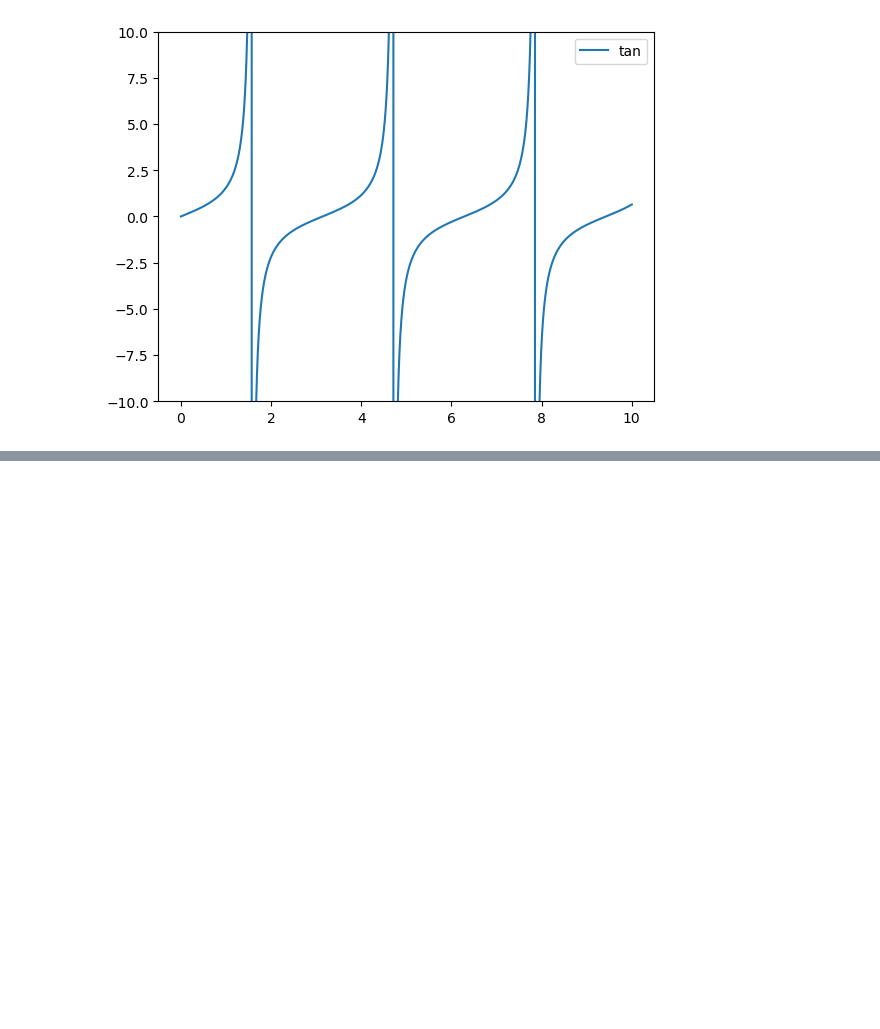
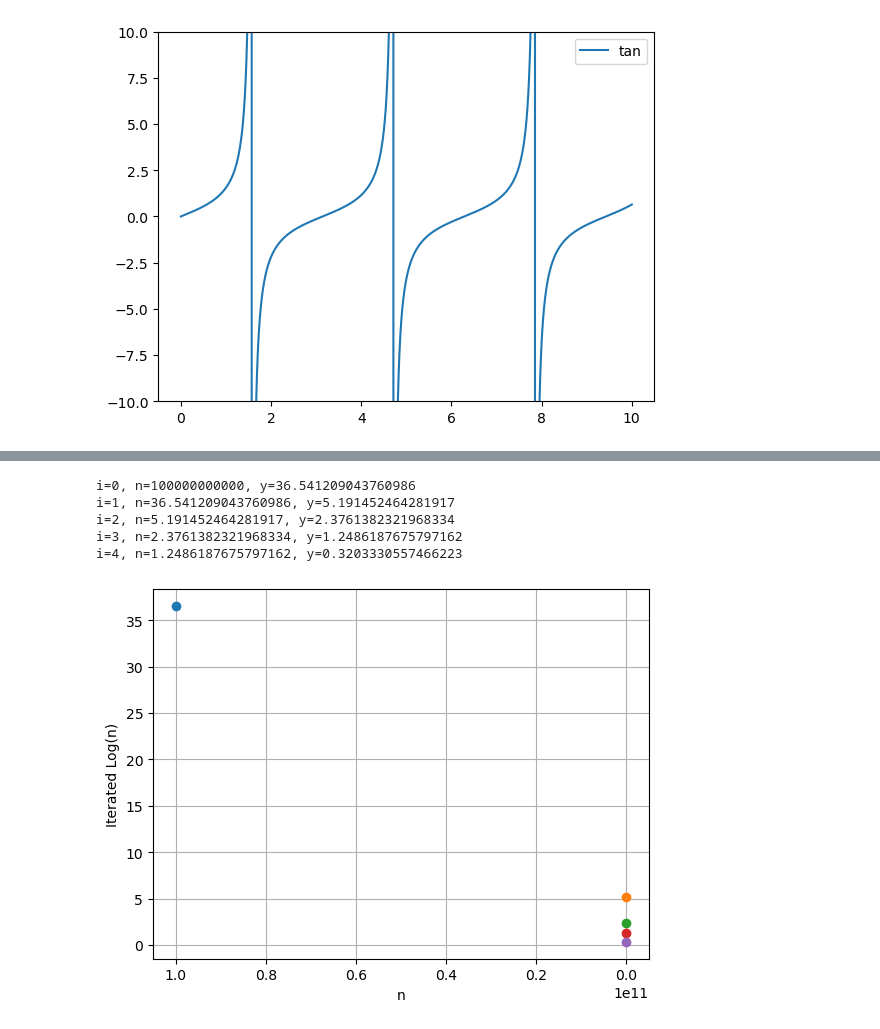
Before and after one commit to BrentGrammer/PROGNOTES, a Jupyter notebook: Chaos/iteration.ipynb, the cells around one changed output, grey strips where cells are left out. Saved outputs shown, nothing was run; the diff lists cells and outputs as text; code cells hidden in the pictures; blank space fills up the shorter version.

```diff
--- a/Chaos/iteration.ipynb
+++ b/Chaos/iteration.ipynb
@@ -295,0 +315,44 @@ TypeError: cannot unpack non-iterable function object
+# %%
+# Iterated Logarithms
+
+import numpy as np
+import matplotlib.pyplot as plt
+
+NUM_ITERS = 2
+
+def iterate_log(n, iterations=NUM_ITERS, base=2):
+    if base == 2:
+        log = np.log2
+    elif base == 10:
+        log = np.log10
+    else:
+        # For custom bases
+        log = lambda x: np.log(x) / np.log(base)
+
+    i = 0
+    while i < iterations and n > 1: # log(less than 1) gives negative results
+        y = log(n)
+        print(f'{i=}, {n=}, {y=}')
+        plt.plot(n,y,'o')
+
+        n = y
+        i += 1
+
+    return n
+
+n_start = 100000000000
+iterate_log(n_start,iterations=10)
+
+plt.ylabel('Iterated Log(n)')
+plt.xlabel('n')
+
+plt.grid()
+plt.gca().invert_xaxis() # we start at 10 and the output decreases (n on the x-axis, so reverse to show order of operations more intuitively)
+plt.show()
+# %% [output]
+i=0, n=100000000000, y=36.541209043760986
+i=1, n=36.541209043760986, y=5.191452464281917
+i=2, n=5.191452464281917, y=2.3761382321968334
+i=3, n=2.3761382321968334, y=1.2486187675797162
+i=4, n=1.2486187675797162, y=0.3203330557466223
+[figure, added]
```
Also changed, not shown: parts of 6 cells of this notebook, 2 other files.
